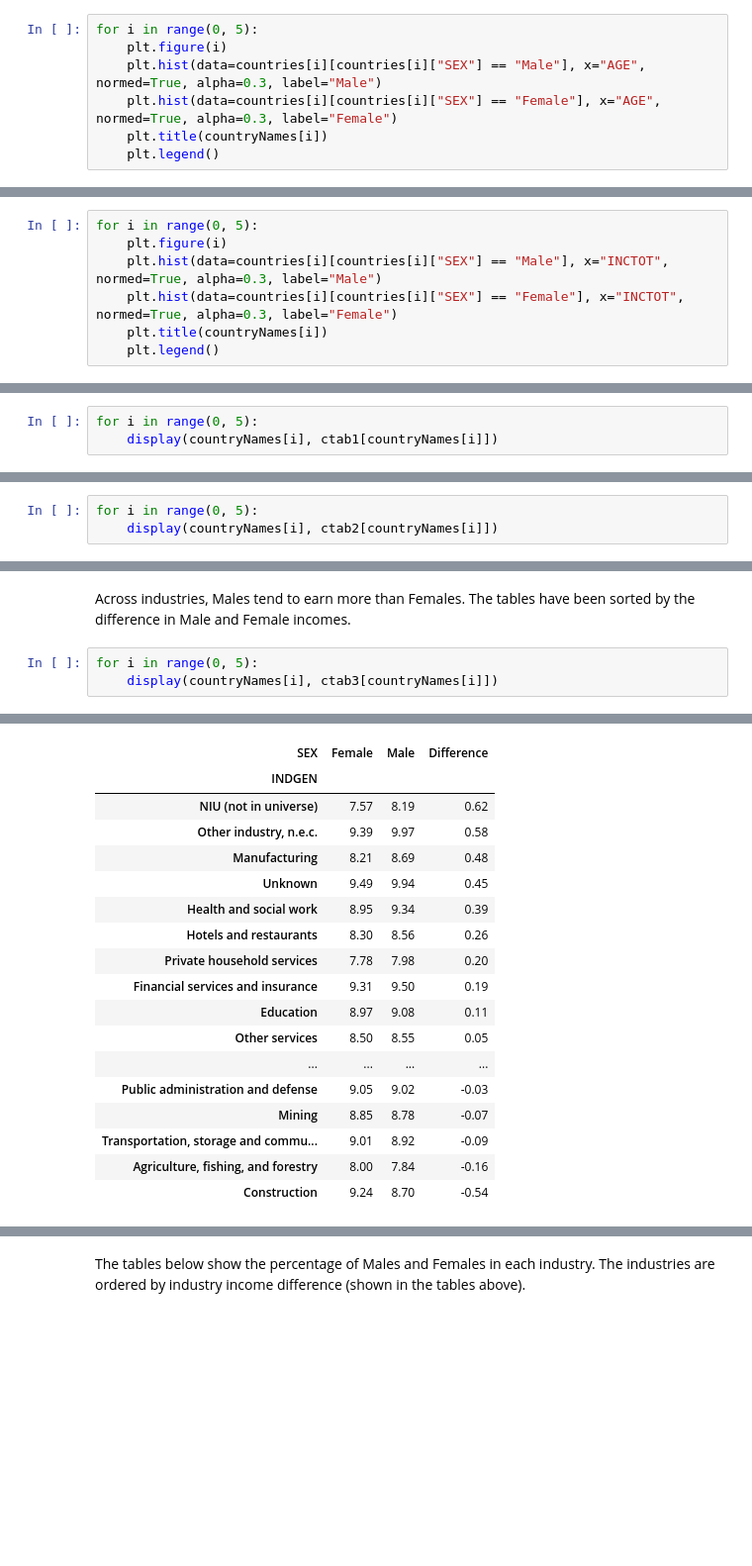
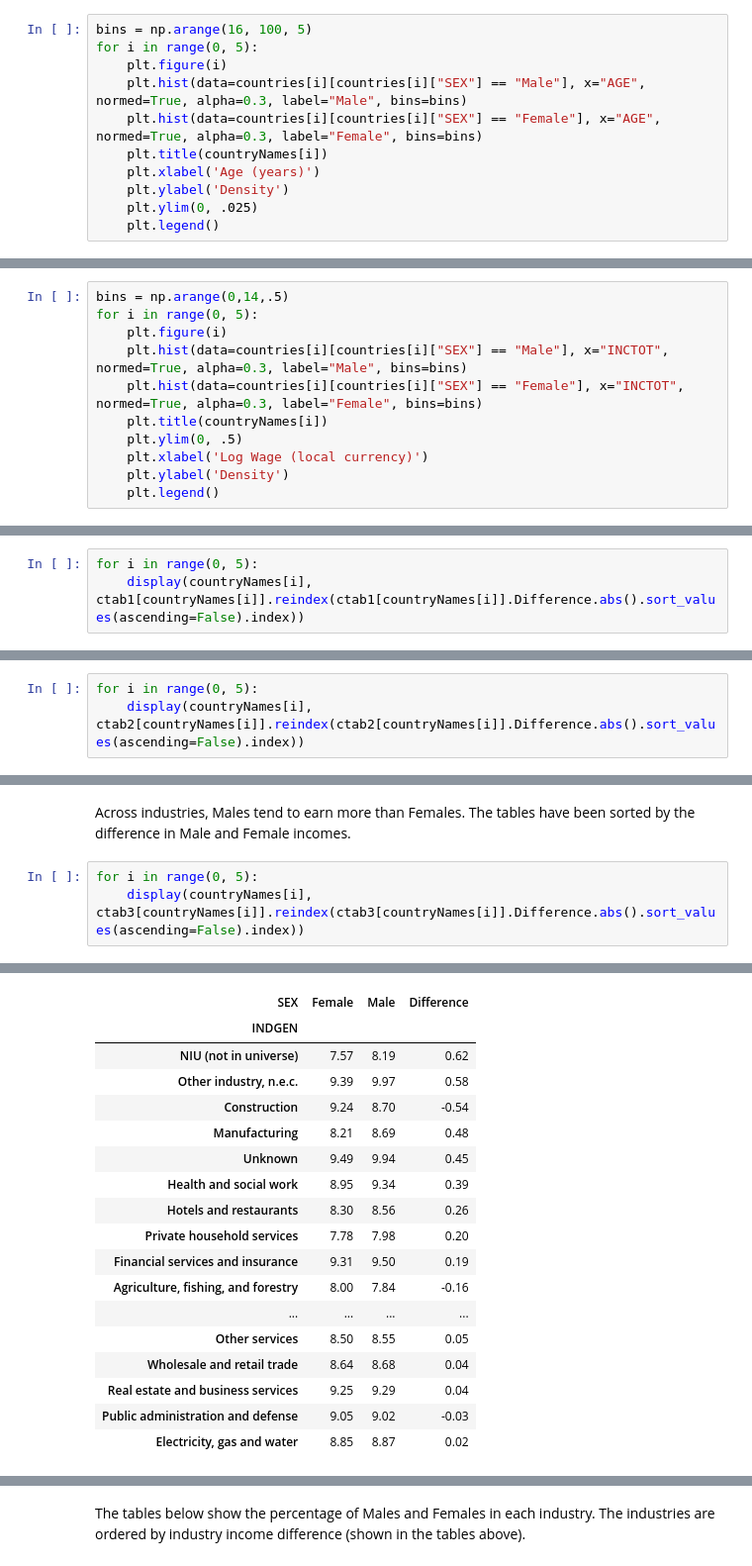
Before and after one commit to chrisdfong/Gender-Pay-Gap-Analysis, a Jupyter notebook: Project.ipynb, the cells around one changed output, grey strips where cells are left out. Shown: that part at 99% size. Drawn from its saved outputs; the diff is of its cells as text; blank space fills up the shorter version.

```diff
--- a/Project.ipynb
+++ b/Project.ipynb
@@ -167,10 +158,14 @@ countryNames = ["Brazil", "Canada", "Panama", "PuertoRico", "UnitedStates"]
 # %% [markdown]
 Brazil and Panama appear to have younger populations since their ages are skewed right.  Canada, Puerto Rico, and the United States are more centered around age 50-60.  There don't appear to be any drastic differences in age for males and females in each country.  Older people would be expected to earn more because they have more experience.  Although our Age variable doesn't fully reflect a person's experience, the fact that there aren't gender age inequalities is helpful for understanding our analysis.
 # %%
+bins = np.arange(16, 100, 5)
 for i in range(0, 5):
     plt.figure(i)
-    plt.hist(data=countries[i][countries[i]["SEX"] == "Male"], x="AGE", normed=True, alpha=0.3, label="Male")
-    plt.hist(data=countries[i][countries[i]["SEX"] == "Female"], x="AGE", normed=True, alpha=0.3, label="Female")
+    plt.hist(data=countries[i][countries[i]["SEX"] == "Male"], x="AGE", normed=True, alpha=0.3, label="Male", bins=bins)
+    plt.hist(data=countries[i][countries[i]["SEX"] == "Female"], x="AGE", normed=True, alpha=0.3, label="Female", bins=bins)
     plt.title(countryNames[i])
+    plt.xlabel('Age (years)')
+    plt.ylabel('Density')
+    plt.ylim(0, .025)
     plt.legend()
 # %% [output]
@@ -182,10 +177,14 @@ for i in range(0, 5):
 # %% [markdown]
 Each country's INCTOT variable was reported in the currency of that country.  Looking at the histograms below, Male and Female incomes are generally centered around the same values.  However, with the exception of Panama, there appear to be more males earning higher wages.  We expect this should be reflected in the industry coefficients in our regression model.
 # %%
+bins = np.arange(0,14,.5)
 for i in range(0, 5):
     plt.figure(i)
-    plt.hist(data=countries[i][countries[i]["SEX"] == "Male"], x="INCTOT", normed=True, alpha=0.3, label="Male")
-    plt.hist(data=countries[i][countries[i]["SEX"] == "Female"], x="INCTOT", normed=True, alpha=0.3, label="Female")
+    plt.hist(data=countries[i][countries[i]["SEX"] == "Male"], x="INCTOT", normed=True, alpha=0.3, label="Male", bins=bins)
+    plt.hist(data=countries[i][countries[i]["SEX"] == "Female"], x="INCTOT", normed=True, alpha=0.3, label="Female", bins=bins)
     plt.title(countryNames[i])
+    plt.ylim(0, .5)
+    plt.xlabel('Log Wage (local currency)')
+    plt.ylabel('Density')
     plt.legend()
 # %% [output]
@@ -242,7 +239,7 @@ from IPython.display import display
 Across each country, we can see that average total income increases with education level.  Among education levels, males tend to have higher incomes.
 # %%
 for i in range(0, 5):
-    display(countryNames[i], ctab1[countryNames[i]])
+    display(countryNames[i], ctab1[countryNames[i]].reindex(ctab1[countryNames[i]].Difference.abs().sort_values(ascending=False).index))
 # %% [output]
 'Brazil'
 | SEX | Female | Male | Difference |
@@ -283,7 +280,7 @@ for i in range(0, 5):
 This is interesting because when looking at the percentage of each gender at each education level, women complete University at similar or greater rates than men.
 # %%
 for i in range(0, 5):
-    display(countryNames[i], ctab2[countryNames[i]])
+    display(countryNames[i], ctab2[countryNames[i]].reindex(ctab2[countryNames[i]].Difference.abs().sort_values(ascending=False).index))
 # %% [output]
 'Brazil'
 | SEX | Female | Male | Difference |
@@ -324,7 +321,7 @@ for i in range(0, 5):
 Across industries, Males tend to earn more than Females.  The tables have been sorted by the difference in Male and Female incomes.
 # %%
 for i in range(0, 5):
-    display(countryNames[i], ctab3[countryNames[i]])
+    display(countryNames[i], ctab3[countryNames[i]].reindex(ctab3[countryNames[i]].Difference.abs().sort_values(ascending=False).index))
 # %% [output]
 'Brazil'
 | SEX | Female | Male | Difference |
@@ -357,31 +354,31 @@ for i in range(0, 5):
 | Other services | 9.92 | 10.20 | 0.28 |
 | NIU (not in universe) | 9.40 | 9.65 | 0.25 |
 | Real estate and business services | 10.22 | 10.45 | 0.23 |
 | Electricity, gas and water | 10.87 | 11.08 | 0.21 |
 | Public administration and defense | 10.58 | 10.78 | 0.20 |
 | Transportation, storage and commu... | 10.30 | 10.44 | 0.14 |
 | Construction | 10.22 | 10.35 | 0.13 |
 | Education | 10.43 | 10.54 | 0.11 |
 | Hotels and restaurants | 9.43 | 9.48 | 0.05 |
 'Panama'
 | SEX | Female | Male | Difference |
 | INDGEN |  |  |  |
 | NIU (not in universe) | 7.57 | 8.19 | 0.62 |
 | Other industry, n.e.c. | 9.39 | 9.97 | 0.58 |
+| Construction | 9.24 | 8.70 | -0.54 |
 | Manufacturing | 8.21 | 8.69 | 0.48 |
 | Unknown | 9.49 | 9.94 | 0.45 |
 | Health and social work | 8.95 | 9.34 | 0.39 |
 | Hotels and restaurants | 8.30 | 8.56 | 0.26 |
 | Private household services | 7.78 | 7.98 | 0.20 |
 | Financial services and insurance | 9.31 | 9.50 | 0.19 |
-| Education | 8.97 | 9.08 | 0.11 |
+| Agriculture, fishing, and forestry | 8.00 | 7.84 | -0.16 |
+| ... | ... | ... | ... |
 | Other services | 8.50 | 8.55 | 0.05 |
-| ... | ... | ... | ... |
+| Wholesale and retail trade | 8.64 | 8.68 | 0.04 |
+| Real estate and business services | 9.25 | 9.29 | 0.04 |
 | Public administration and defense | 9.05 | 9.02 | -0.03 |
-| Mining | 8.85 | 8.78 | -0.07 |
-| Transportation, storage and commu... | 9.01 | 8.92 | -0.09 |
-| Agriculture, fishing, and forestry | 8.00 | 7.84 | -0.16 |
-| Construction | 9.24 | 8.70 | -0.54 |
+| Electricity, gas and water | 8.85 | 8.87 | 0.02 |
 'PuertoRico'
 | SEX | Female | Male | Difference |
 | INDGEN |  |  |  |
```
Also changed, not shown: parts of 21 cells of this notebook, 1 other file.
